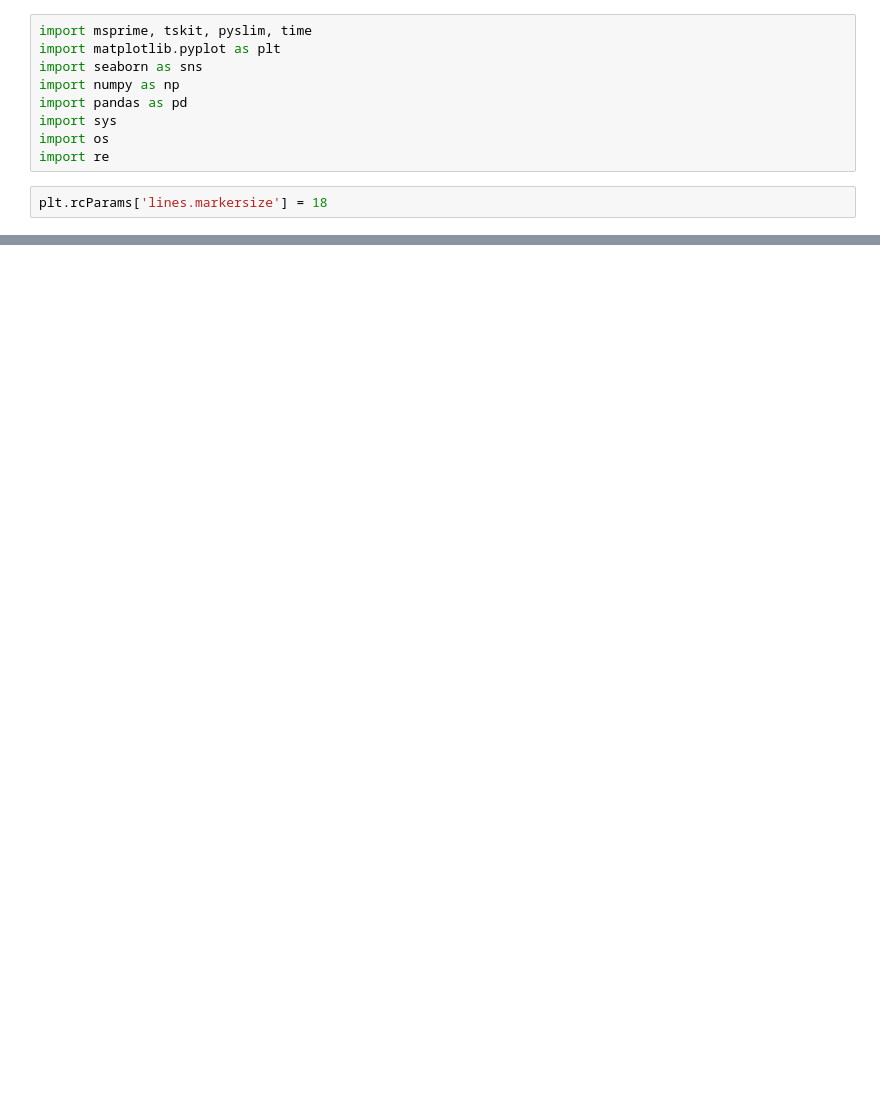
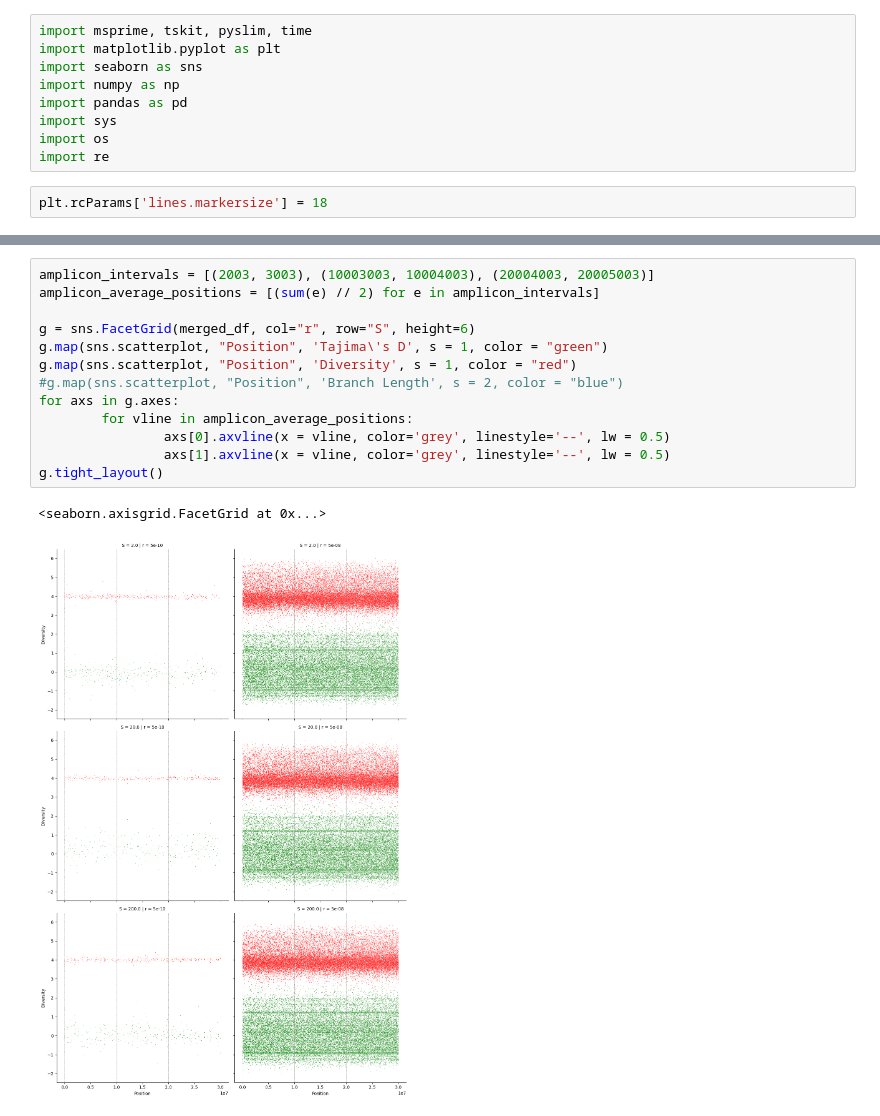
Before and after one commit to munch-group/davide-intern, a Jupyter notebook: notebooks/02_tsdf.ipynb, the cells around one changed output, grey strips where cells are left out. Cells and saved outputs as stored; diff of their text form; blank space fills up the shorter version.

```diff
--- a/notebooks/02_tsdf.ipynb
+++ b/notebooks/02_tsdf.ipynb
@@ -21,0 +85,16 @@ df = pd.read_hdf("../steps/processed_tree_seqs/A_3__N_1000__u_0.0000050000__r_0.
+# %%
+amplicon_intervals = [(2003, 3003), (10003003, 10004003), (20004003, 20005003)]
+amplicon_average_positions = [(sum(e) // 2) for e in amplicon_intervals]
+
+g = sns.FacetGrid(merged_df, col="r", row="S", height=6)
+g.map(sns.scatterplot, "Position", 'Tajima\'s D', s = 1, color = "green")
+g.map(sns.scatterplot, "Position", 'Diversity', s = 1, color = "red")
+#g.map(sns.scatterplot, "Position", 'Branch Length', s = 2, color = "blue")
+for axs in g.axes:
+        for vline in amplicon_average_positions:
+                axs[0].axvline(x = vline, color='grey', linestyle='--', lw = 0.5)
+                axs[1].axvline(x = vline, color='grey', linestyle='--', lw = 0.5)
+g.tight_layout()
+# %% [output]
+<seaborn.axisgrid.FacetGrid at 0x...>
+[figure, added]
```
Also changed, not shown: parts of 28 cells of this notebook, 1 other file.
